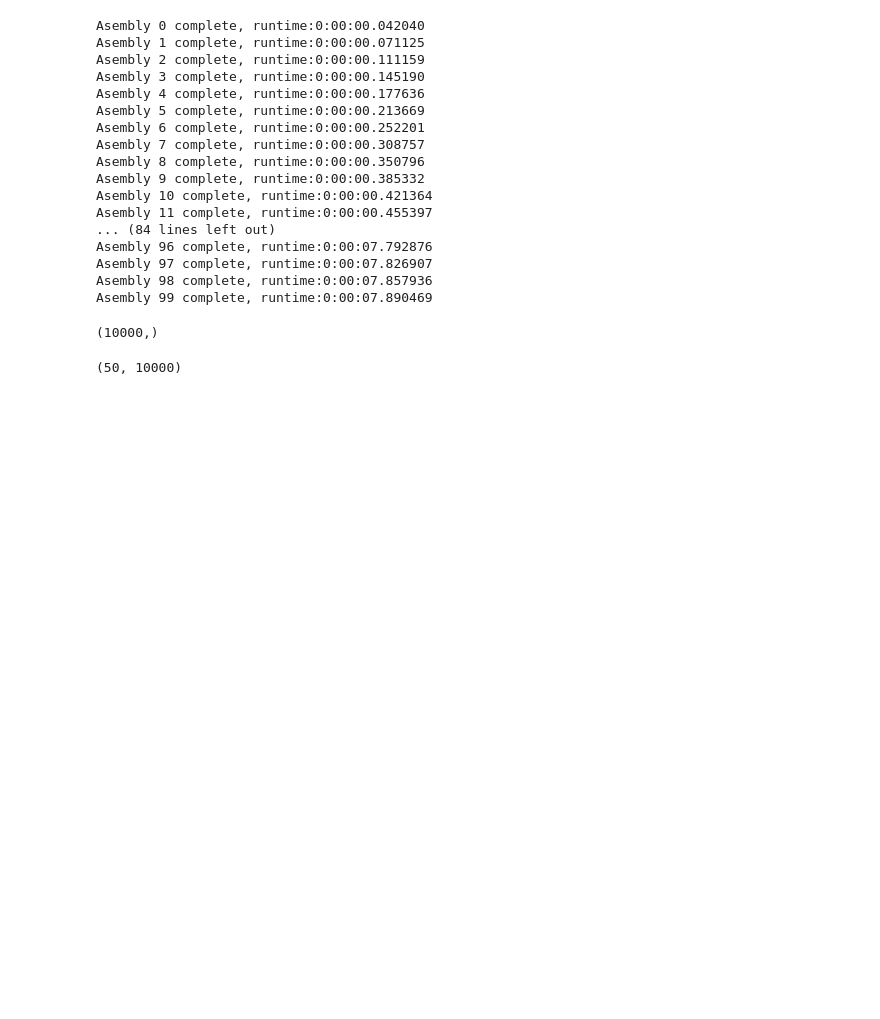
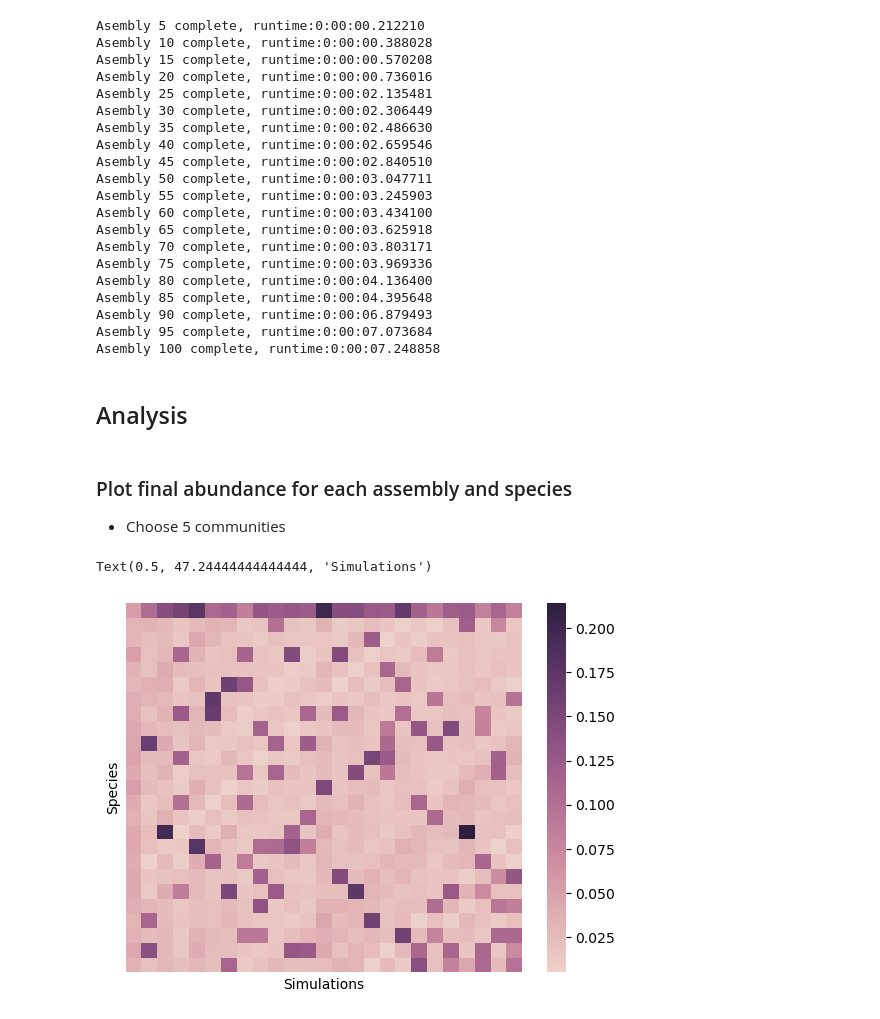
Before and after one commit to IVAN-Hu-yi/CellSizeBCA, a Jupyter notebook: Code/simulation.ipynb, the cells around one changed output. Saved outputs shown, nothing was run; the diff lists cells and outputs as text; code cells hidden in the pictures; blank space fills up the shorter version.

```diff
--- a/Code/simulation.ipynb
+++ b/Code/simulation.ipynb
@@ -54,29 +29,33 @@ assemlies = 100
 para_assemblies = []
 time_assemblies = []
 # %%
+# Run simulation
 start = dt.datetime.now()
 for i in range(assemlies):
-    Rt, Ct, t, para = sim_run(N, M, para, i+42, tstop=10000, teval=10000)
+    Rt, Ct, t, para = sim_run(N, M, para, i, tstop=10000, teval=10000)
     Rt_assemblies.append(Rt)
     Ct_assemblies.append(Ct)
     para_assemblies.append(para)
     time_assemblies.append(t)
-    print(f'Asembly {i} complete, runtime:{dt.datetime.now()-start}')
+    print(f'Asembly {i+1} complete, runtime:{dt.datetime.now()-start}') if (i+1) %5==0 else None
 # %% [output]
-Asembly 0 complete, runtime:0:00:00.042040
-Asembly 1 complete, runtime:0:00:00.071125
-Asembly 2 complete, runtime:0:00:00.111159
-Asembly 3 complete, runtime:0:00:00.145190
-Asembly 4 complete, runtime:0:00:00.177636
-Asembly 5 complete, runtime:0:00:00.213669
-Asembly 6 complete, runtime:0:00:00.252201
-Asembly 7 complete, runtime:0:00:00.308757
-Asembly 8 complete, runtime:0:00:00.350796
-Asembly 9 complete, runtime:0:00:00.385332
-Asembly 10 complete, runtime:0:00:00.421364
-Asembly 11 complete, runtime:0:00:00.455397
-... (84 lines left out)
-Asembly 96 complete, runtime:0:00:07.792876
-Asembly 97 complete, runtime:0:00:07.826907
-Asembly 98 complete, runtime:0:00:07.857936
-Asembly 99 complete, runtime:0:00:07.890469
+Asembly 5 complete, runtime:0:00:00.212210
+Asembly 10 complete, runtime:0:00:00.388028
+Asembly 15 complete, runtime:0:00:00.570208
+Asembly 20 complete, runtime:0:00:00.736016
+Asembly 25 complete, runtime:0:00:02.135481
+Asembly 30 complete, runtime:0:00:02.306449
+Asembly 35 complete, runtime:0:00:02.486630
+Asembly 40 complete, runtime:0:00:02.659546
+Asembly 45 complete, runtime:0:00:02.840510
+Asembly 50 complete, runtime:0:00:03.047711
+Asembly 55 complete, runtime:0:00:03.245903
+Asembly 60 complete, runtime:0:00:03.434100
+Asembly 65 complete, runtime:0:00:03.625918
+Asembly 70 complete, runtime:0:00:03.803171
+Asembly 75 complete, runtime:0:00:03.969336
+Asembly 80 complete, runtime:0:00:04.136400
+Asembly 85 complete, runtime:0:00:04.395648
+Asembly 90 complete, runtime:0:00:06.879493
+Asembly 95 complete, runtime:0:00:07.073684
+Asembly 100 complete, runtime:0:00:07.248858
@@ -85,8 +62,5 @@ Asembly 99 complete, runtime:0:00:07.890469
-# %%
-t.shape
-# %% [output]
-(10000,)
-# %%
-Rt.shape
-# %% [output]
-(50, 10000)
+# %% [markdown]
+## Analysis
+# %% [markdown]
+### Plot final abundance for each assembly and species
+- Choose 5 communities
@@ -93 +70,14 @@ Rt.shape
+# %%
+C5 = Ct_assemblies[0:25]
+abundance25 = np.empty((N, 25))
+for i, assembly in enumerate(C5):
+    abundance25[:, i] = assembly[:, -1]
+abundance25 = abundance25/np.sum(abundance25, axis=0)
+sns.heatmap(abundance25, cmap=sns.cubehelix_palette(as_cmap=True)
+, xticklabels=False, yticklabels=False)
+plt.ylabel('Species')
+plt.xlabel('Simulations')
+# %% [output]
+Text(0.5, 47.24444444444444, 'Simulations')
+[figure, added]
 # %%
```
Also changed, not shown: parts of 22 cells of this notebook, 2 other files.
